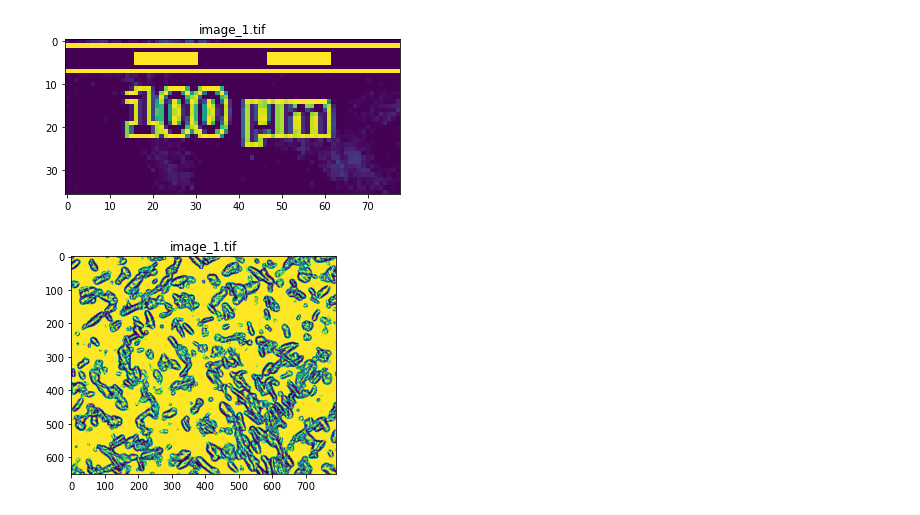
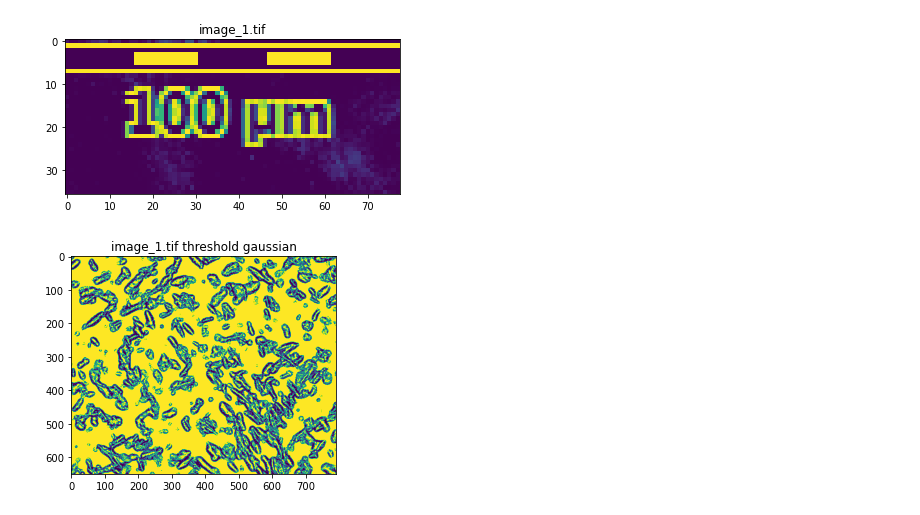
Before and after one commit to mracar/crystal-size-analysis, a Jupyter notebook: crystal_size_analysis.ipynb, the cells around one changed output. Saved outputs shown, nothing was run; the diff lists cells and outputs as text; code cells hidden in the pictures.

Commit message:
image labeling added

```diff
--- a/crystal_size_analysis.ipynb
+++ b/crystal_size_analysis.ipynb
@@ -49,8 +51,8 @@ pixel_to_um = 78/100
 # %%
 th = cv2.adaptiveThreshold(img_crop,255,cv2.ADAPTIVE_THRESH_GAUSSIAN_C,\
             cv2.THRESH_BINARY,21,2)
 plt.imshow(th)
-plt.title(img_name)
+plt.title(img_name + ' threshold gaussian')
 plt.show()
 # %% [output]
-[figure, old version]
+[figure, new version]
```
Also changed, not shown: parts of 5 cells of this notebook.
